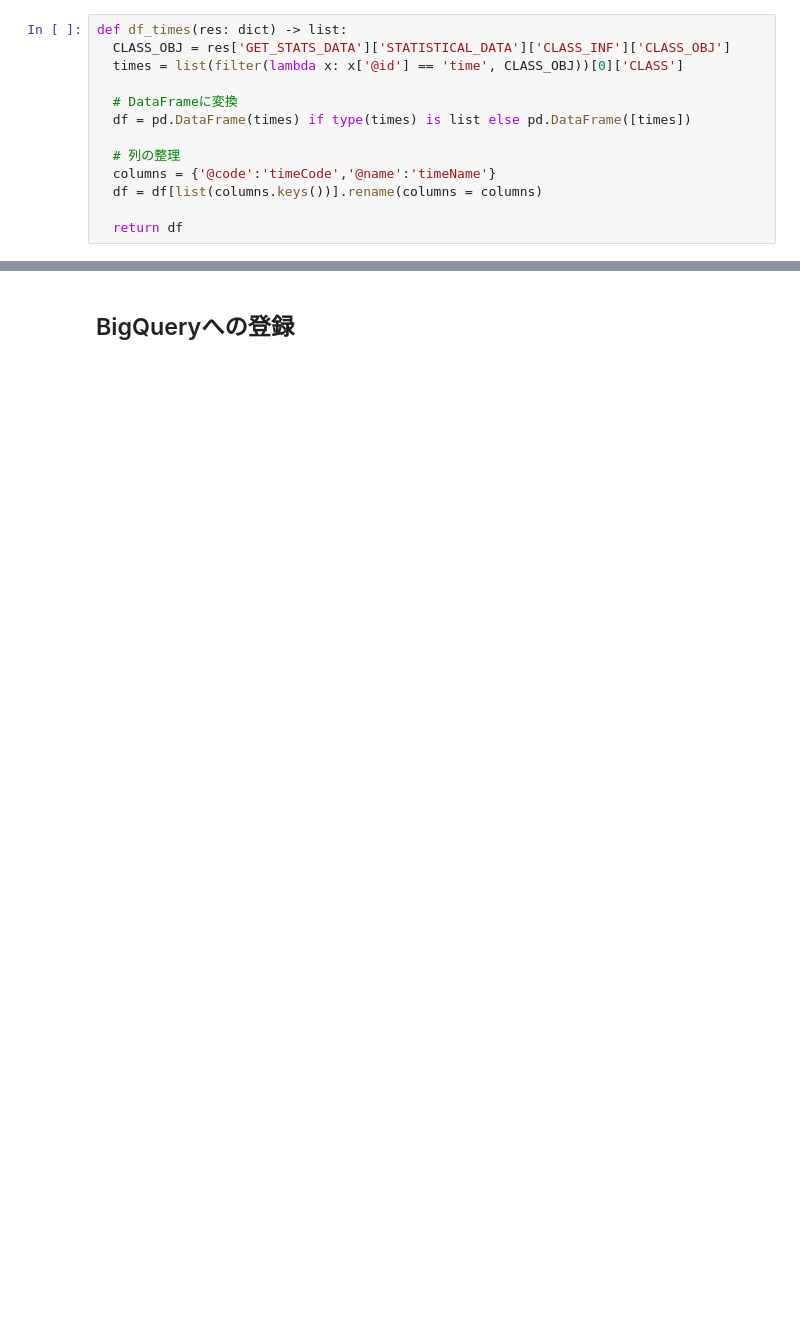
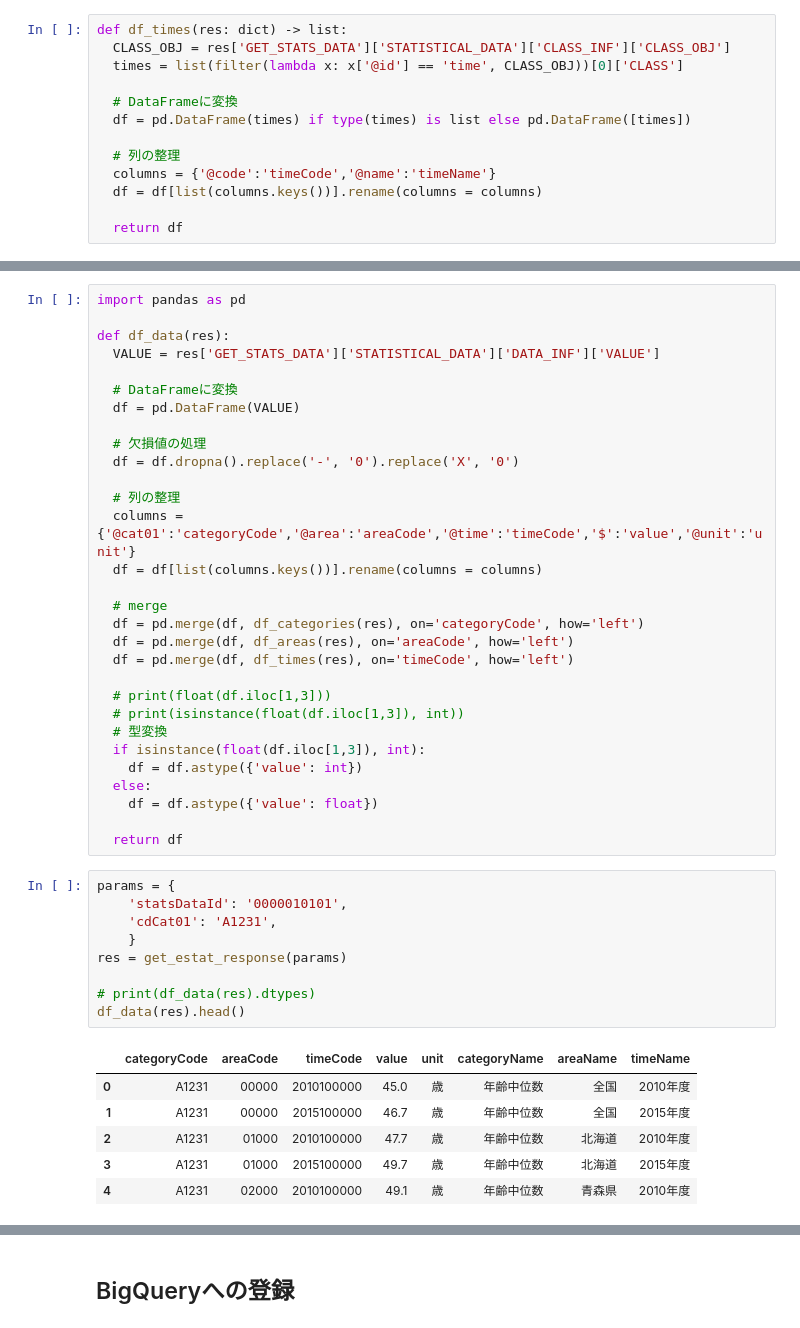
Before and after one commit to dicechick373/google-colab, a Jupyter notebook: estat/estatレスポンスをDataFrameに格納.ipynb, the cells around one changed output, grey strips where cells are left out. Drawn from its saved outputs; the diff is of its cells as text; blank space fills up the shorter version.

```diff
--- a/estat/estatレスポンスをDataFrameに格納.ipynb
+++ b/estat/estatレスポンスをDataFrameに格納.ipynb
@@ -121 +127,47 @@ df_times(res)
+# %%
+import pandas as pd
+
+def df_data(res):
+  VALUE = res['GET_STATS_DATA']['STATISTICAL_DATA']['DATA_INF']['VALUE']
+
+  # DataFrameに変換
+  df = pd.DataFrame(VALUE)
+
+  # 欠損値の処理
+  df = df.dropna().replace('-', '0').replace('X', '0')
+
+  # 列の整理
+  columns = {'@cat01':'categoryCode','@area':'areaCode','@time':'timeCode','$':'value','@unit':'unit'}
+  df = df[list(columns.keys())].rename(columns = columns)
+
+  # merge
+  df = pd.merge(df, df_categories(res), on='categoryCode', how='left')
+  df = pd.merge(df, df_areas(res), on='areaCode', how='left')
+  df = pd.merge(df, df_times(res), on='timeCode', how='left')
+
+  # print(float(df.iloc[1,3]))
+  # print(isinstance(float(df.iloc[1,3]), int))
+  # 型変換
+  if isinstance(float(df.iloc[1,3]), int):
+    df = df.astype({'value': int})
+  else:
+    df = df.astype({'value': float})
+
+  return df
+# %%
+params = {
+    'statsDataId': '0000010101',
+    'cdCat01': 'A1231',
+    }
+res = get_estat_response(params)
+
+# print(df_data(res).dtypes)
+df_data(res).head()
+# %% [output]
+|  | categoryCode | areaCode | timeCode | value | unit | categoryName | areaName | timeName |
+| 0 | A1231 | 00000 | 2010100000 | 45.0 | 歳 | 年齢中位数 | 全国 | 2010年度 |
+| 1 | A1231 | 00000 | 2015100000 | 46.7 | 歳 | 年齢中位数 | 全国 | 2015年度 |
+| 2 | A1231 | 01000 | 2010100000 | 47.7 | 歳 | 年齢中位数 | 北海道 | 2010年度 |
+| 3 | A1231 | 01000 | 2015100000 | 49.7 | 歳 | 年齢中位数 | 北海道 | 2015年度 |
+| 4 | A1231 | 02000 | 2010100000 | 49.1 | 歳 | 年齢中位数 | 青森県 | 2010年度 |
 # %% [markdown]
```
Also changed, not shown: parts of 29 cells of this notebook.
